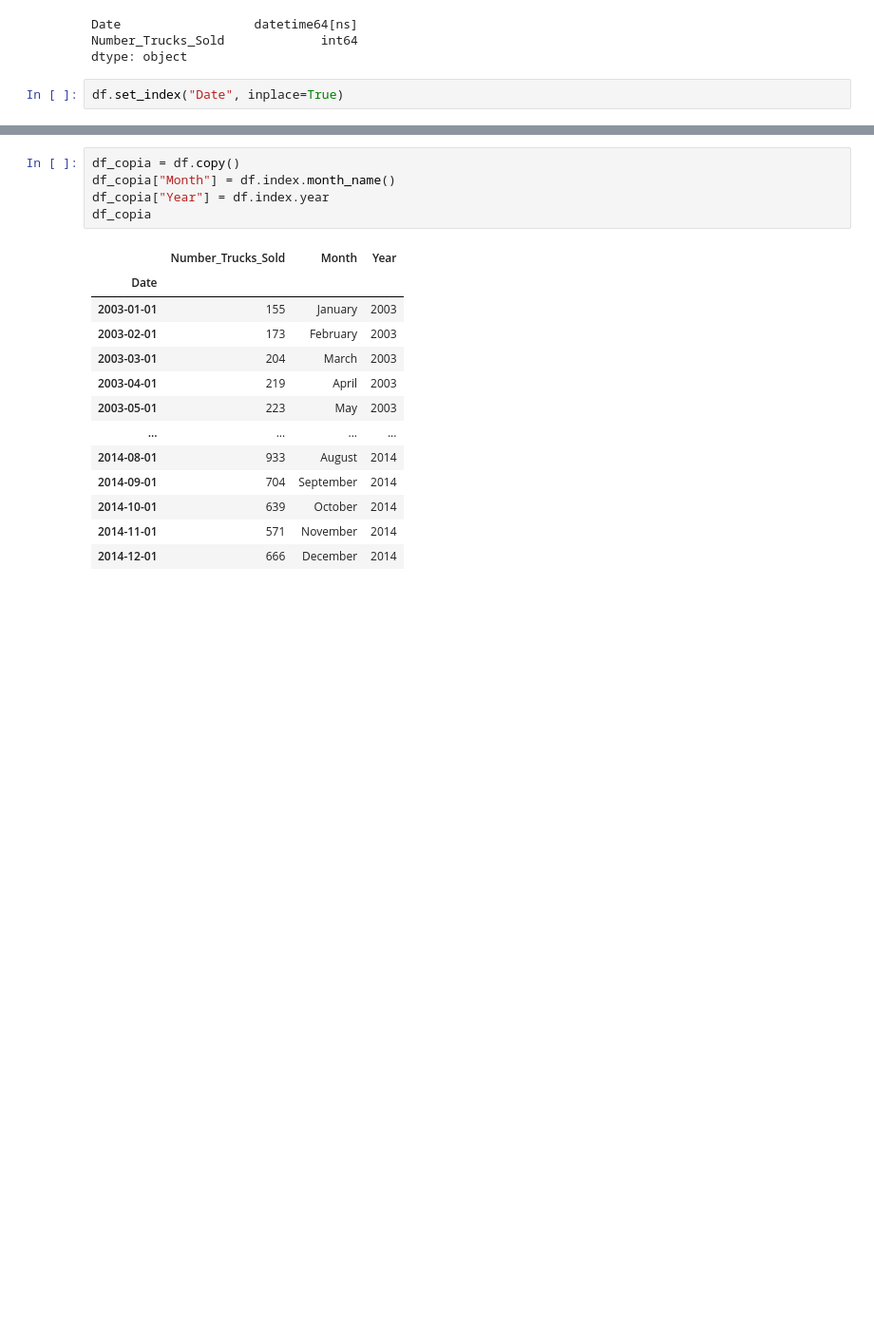
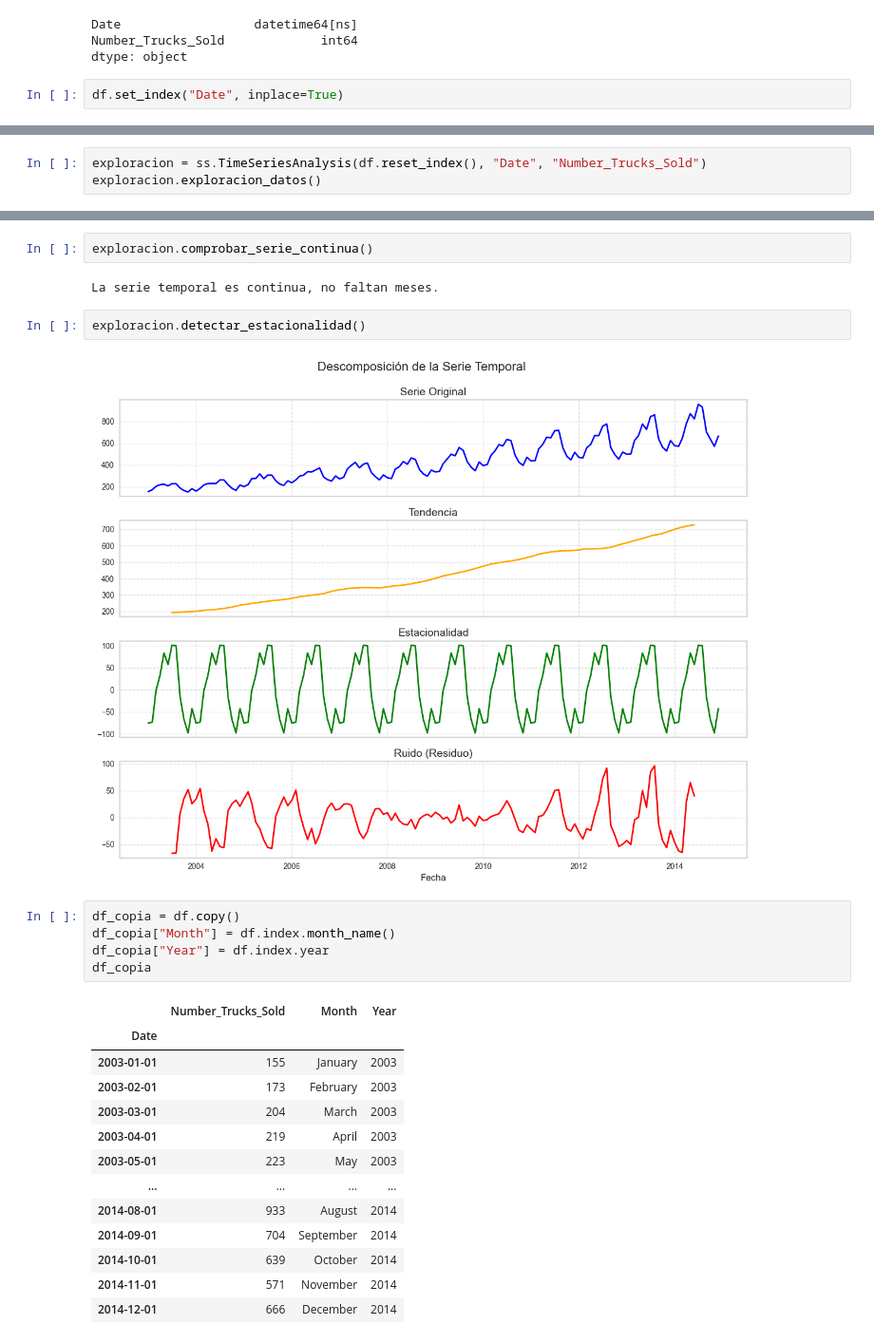
Before and after one commit to Ivan-BV/laboratorio-modulo9-leccion02-series-temporales-sarima, a Jupyter notebook: laboratorio-modulo9-leccion02-series-temporales-sarima.ipynb, the cells around one changed output, grey strips where cells are left out. Shown at 95% size. Cells and saved outputs as stored; diff of their text form; blank space fills up the shorter version.

```diff
--- a/laboratorio-modulo9-leccion02-series-temporales-sarima.ipynb
+++ b/laboratorio-modulo9-leccion02-series-temporales-sarima.ipynb
@@ -202,0 +165,3 @@ Matriz de correlación entre variables numéricas:
+# %%
+exploracion = ss.TimeSeriesAnalysis(df.reset_index(), "Date", "Number_Trucks_Sold")
+exploracion.exploracion_datos()
@@ -203,3 +184,11 @@ Matriz de correlación entre variables numéricas:
+# %%
+exploracion.comprobar_serie_continua()
+# %% [output]
+La serie temporal es continua, no faltan meses.
+# %%
+exploracion.detectar_estacionalidad()
+# %% [output]
+[figure, added]
 # %%
 df_copia = df.copy()
 df_copia["Month"] = df.index.month_name()
```
Also changed, not shown: parts of 4 cells of this notebook, 2 other files.
